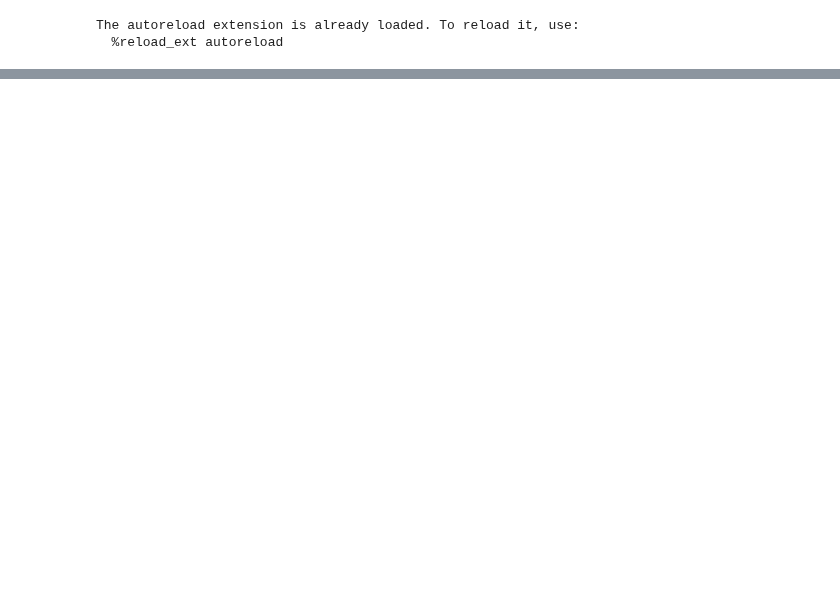
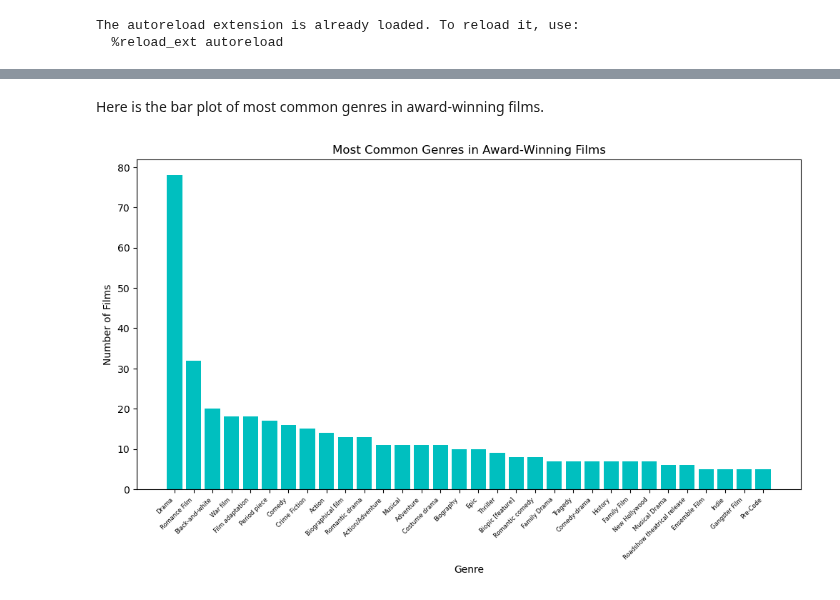
Before and after one commit to epfl-ada/ada-2024-project-5ds, a Jupyter notebook: results.ipynb, the cells around one changed output, grey strips where cells are left out. Cells and saved outputs as stored; diff of their text form; code cells hidden in the pictures; blank space fills up the shorter version.

```diff
--- a/results.ipynb
+++ b/results.ipynb
@@ -45,0 +109,30 @@ winning_actors_info
+# %% [markdown]
+Here is the bar plot of most common genres in award-winning films.
+# %%
+from collections import Counter
+
+oscar_films_ids = oscar_winning_films['Page ID']
+oscar_films = movie[movie['Wikipedia movie ID'].isin(oscar_winning_films['Page ID'])]
+
+# Flatten the list of genres and count occurrences
+all_genres = [genre for sublist in oscar_films['Movie genres'].str.split(', ') for genre in sublist]
+genre_counts = Counter(all_genres)
+
+# Convert the counts to a DataFrame for easier plotting
+genre_counts_df = pd.DataFrame(genre_counts.items(), columns=['Genre', 'Count'])
+
+# Filter genres with at least 20 movies
+genre_counts_df = genre_counts_df[genre_counts_df['Count'] >= 5]
+
+# Plot the genre counts as a bar chart
+plt.figure(figsize=(12, 6))
+genre_counts_df.sort_values(by='Count', ascending=False, inplace=True)
+plt.bar(genre_counts_df['Genre'], genre_counts_df['Count'], color='c')
+
+plt.xticks(rotation=45, ha='right', fontsize=6)
+plt.title('Most Common Genres in Award-Winning Films')
+plt.ylabel('Number of Films')
+plt.xlabel('Genre')
+plt.show()
+# %% [output]
+[figure, added]
```
Also changed, not shown: parts of 21 cells of this notebook, 10 other files.
